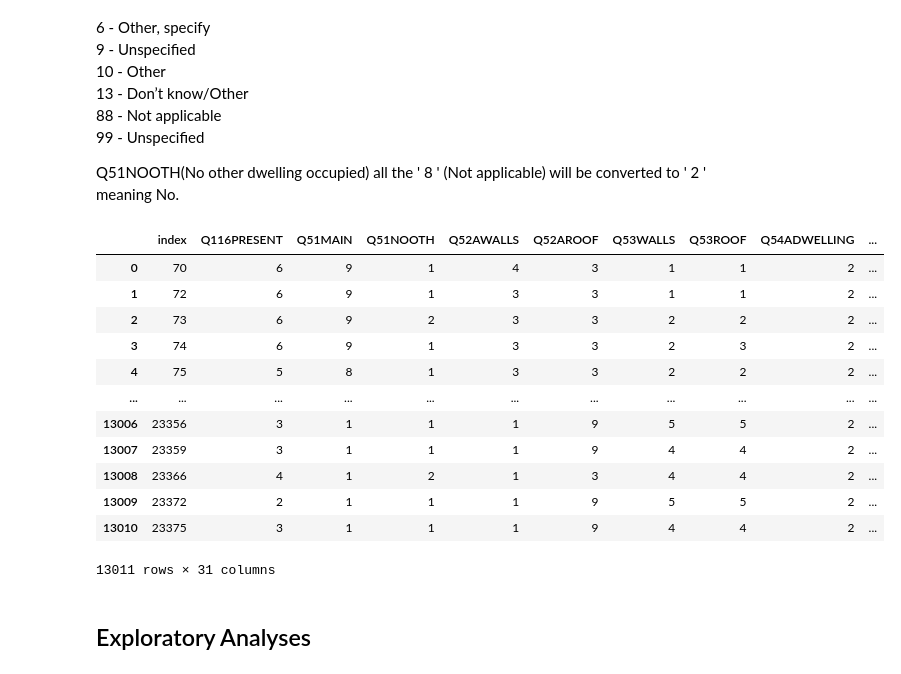
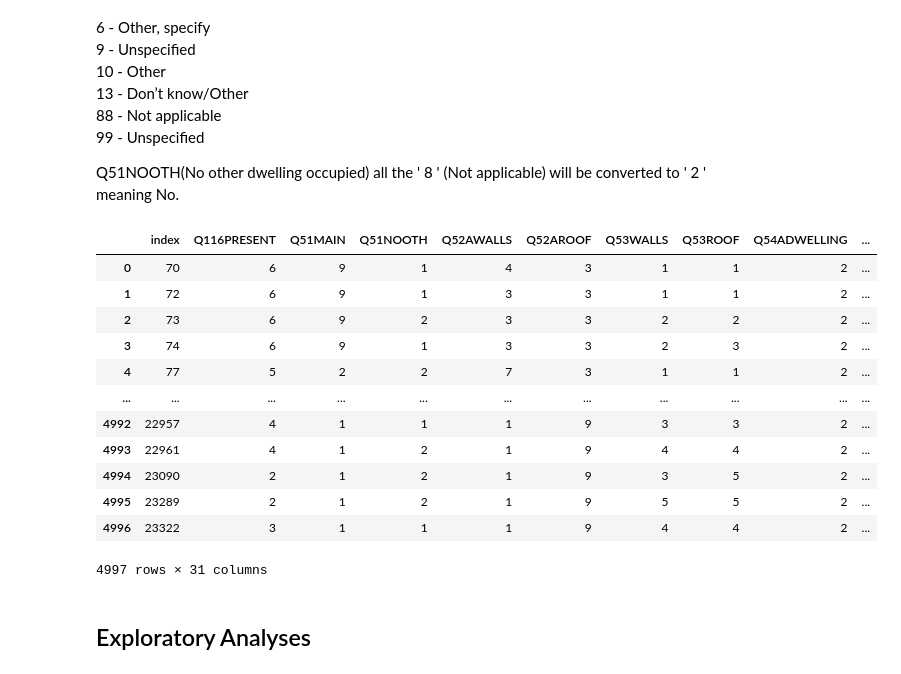
Before and after one commit to DonaldMbara/DAE-Project, a Jupyter notebook: Project1_Draft.ipynb, the cells around one changed output. Drawn from its saved outputs; the diff is of its cells as text; code cells hidden in the pictures.

```diff
--- a/Project1_Draft.ipynb
+++ b/Project1_Draft.ipynb
@@ -280,7 +281,7 @@ A brief overview of the methodology is as follows:<br/>
 4 - Traditional area <br/>
 5 - Rural formal<br/>
 # %%
-DF = pd.read_csv('LCS-2014-2015-HOUSEHOLD/LCS-2014-2015-HOUSEHOLD_F1.csv')
+DF = pd.read_csv('household.csv')
 DF.head()
 # %% [output]
 |  | UQNO | SURVEYDATE | Q11CPARTHH | Q11CMANY | Q15OTHPERS | Q116PRESENT | Q116PERSONNO | Q51MAIN | Q51OTHER | ... |
@@ -344,41 +345,46 @@ DATA_DIRTY = DATA.copy()
 # drop 3 - Don't Know
 DATA = DATA.drop(DATA[(DATA.Q54ADWELLING == 3) | (DATA.Q54AOTHER == 3) | (DATA.Q61035POLICE == 3)].index)
 
 # drop 6 - Other, specify
 DATA = DATA.drop(DATA[(DATA.Q532FOOD == 6)].index)
 
 # drop 9 - Unspecified
-DATA = DATA.drop(DATA[(DATA.Q116PRESENT == 9) | (DATA.Q51NOOTH  == 9) | (DATA.Q54ADWELLING == 9) | (DATA.Q54AOTHER == 9 ) | (DATA.Q524ELECT  == 9) | (DATA.Q532FOOD == 9) | (DATA.Q61035POLICE == 9) | (DATA.Q224BNOMONEY5 == 9) | (DATA.Q2341SAVING == 9)].index)
+DATA = DATA.drop(DATA[(DATA.Q116PRESENT == 9) | (DATA.Q51NOOTH  == 9) | (DATA.Q54ADWELLING == 9) | (DATA.Q54AOTHER == 9 ) | (DATA.Q524ELECT  == 9) | (DATA.Q532FOOD == 9) | (DATA.Q61035POLICE == 9)| (DATA.Q531POLICE == 9) | (DATA.Q224BNOMONEY5 == 9) | (DATA.Q2341SAVING == 9)].index)
 
 # drop 10 - Other
 DATA = DATA.drop(DATA[(DATA.Q518TOILET  == 10)].index)
 
 # drop 13 - Don’t know/Other
 DATA = DATA.drop(DATA[(DATA.Q658VALUE == 13) | (DATA.Q56OTHER == 13) | (DATA.Q56DRINK == 13) | (DATA.Q52AWALLS == 13) | (DATA.Q52AROOF == 13)].index)
 
 # drop 88 - Not applicable
 DATA = DATA.drop(DATA[(DATA.Q658VALUE == 88)].index)
 
+
+#drop 8 - Not available
+DATA = DATA.drop(DATA[(DATA.Q224BNOMONEY5 == 8) |  (DATA.Q531POLICE == 8)].index)
+
+
 # drop 99 - Unspecified
 DATA = DATA.drop(DATA[(DATA.Q658VALUE == 99) | (DATA.Q56OTHER == 99) | (DATA.Q56DRINK == 99) | (DATA.Q52AWALLS == 99) | (DATA.Q52AROOF == 99) | (DATA.Q651TOTROOMS == 99) | (DATA.Q531POLICE == 99) | (DATA.Q518TOILET == 99)].index)
 
 # replacing 8 with a 2.
 DATA['Q51NOOTH'].replace({8:2} , inplace = True)
 DATA.reset_index(inplace = True)
 DATA
 # %% [output]
 |  | index | Q116PRESENT | Q51MAIN | Q51NOOTH | Q52AWALLS | Q52AROOF | Q53WALLS | Q53ROOF | Q54ADWELLING | ... |
 | 0 | 70 | 6 | 9 | 1 | 4 | 3 | 1 | 1 | 2 | ... |
 | 1 | 72 | 6 | 9 | 1 | 3 | 3 | 1 | 1 | 2 | ... |
 | 2 | 73 | 6 | 9 | 2 | 3 | 3 | 2 | 2 | 2 | ... |
 | 3 | 74 | 6 | 9 | 1 | 3 | 3 | 2 | 3 | 2 | ... |
-| 4 | 75 | 5 | 8 | 1 | 3 | 3 | 2 | 2 | 2 | ... |
+| 4 | 77 | 5 | 2 | 2 | 7 | 3 | 1 | 1 | 2 | ... |
 | ... | ... | ... | ... | ... | ... | ... | ... | ... | ... | ... |
-| 13006 | 23356 | 3 | 1 | 1 | 1 | 9 | 5 | 5 | 2 | ... |
-| 13007 | 23359 | 3 | 1 | 1 | 1 | 9 | 4 | 4 | 2 | ... |
-| 13008 | 23366 | 4 | 1 | 2 | 1 | 3 | 4 | 4 | 2 | ... |
-| 13009 | 23372 | 2 | 1 | 1 | 1 | 9 | 5 | 5 | 2 | ... |
-| 13010 | 23375 | 3 | 1 | 1 | 1 | 9 | 4 | 4 | 2 | ... |
+| 4992 | 22957 | 4 | 1 | 1 | 1 | 9 | 3 | 3 | 2 | ... |
+| 4993 | 22961 | 4 | 1 | 2 | 1 | 9 | 4 | 4 | 2 | ... |
+| 4994 | 23090 | 2 | 1 | 2 | 1 | 9 | 3 | 5 | 2 | ... |
+| 4995 | 23289 | 2 | 1 | 2 | 1 | 9 | 5 | 5 | 2 | ... |
+| 4996 | 23322 | 3 | 1 | 1 | 1 | 9 | 4 | 4 | 2 | ... |
-13011 rows × 31 columns
+4997 rows × 31 columns
 # %% [markdown]
 ## Exploratory Analyses
```
Also changed, not shown: parts of 12 cells of this notebook.
